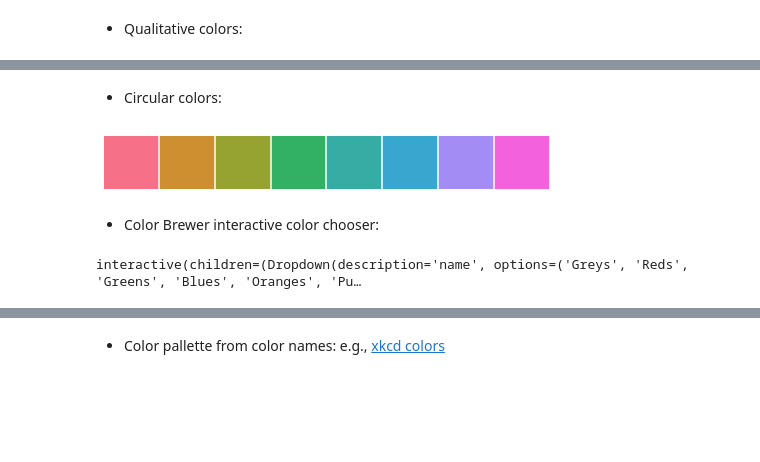
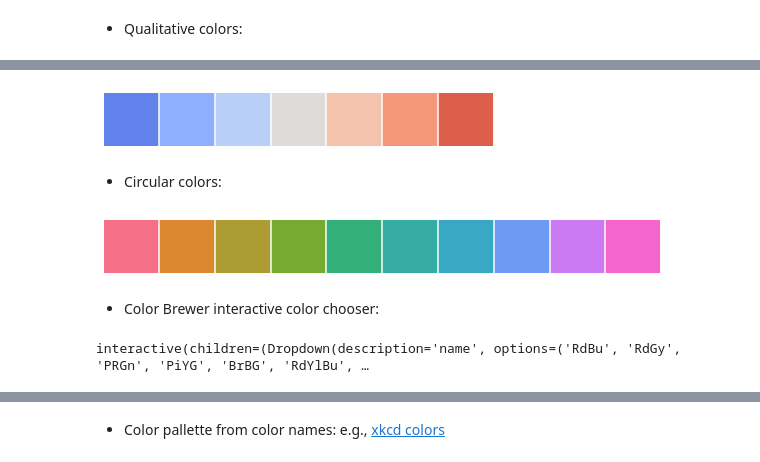
Before and after one commit to edensunyidan/pstat-134-fall-2021, a Jupyter notebook: lecture-notes/04-Exploratory-Data-Analysis-and-Visualization.ipynb, the cells around one changed output, grey strips where cells are left out. Cells and saved outputs as stored; diff of their text form; code cells hidden in the pictures; blank space fills up the shorter version.

```diff
--- a/lecture-notes/04-Exploratory-Data-Analysis-and-Visualization.ipynb
+++ b/lecture-notes/04-Exploratory-Data-Analysis-and-Visualization.ipynb
@@ -238,16 +234,20 @@ sns.palplot(sns.color_palette())
+# %%
+sns.palplot(sns.color_palette("coolwarm", 7))
+# %% [output]
+[figure, added]
 # %% [markdown]
 - Circular colors:
 # %%
-sns.palplot(sns.color_palette("husl", 8))
+sns.palplot(sns.color_palette("husl", 10))
 # %% [output]
-[figure, old version]
+[figure, new version]
 # %% [markdown]
 - Color Brewer interactive color chooser:
 # %%
-#temp = sns.choose_colorbrewer_palette("diverging")
-temp = sns.choose_colorbrewer_palette("sequential")
+temp = sns.choose_colorbrewer_palette("diverging")
+#temp = sns.choose_colorbrewer_palette("sequential")
 # %% [output]
-interactive(children=(Dropdown(description='name', options=('Greys', 'Reds', 'Greens', 'Blues', 'Oranges', 'Pu…
+interactive(children=(Dropdown(description='name', options=('RdBu', 'RdGy', 'PRGn', 'PiYG', 'BrBG', 'RdYlBu', …
 # %%
 temp
 # %% [output]
```
Also changed, not shown: parts of 12 cells of this notebook, 5 other files.
